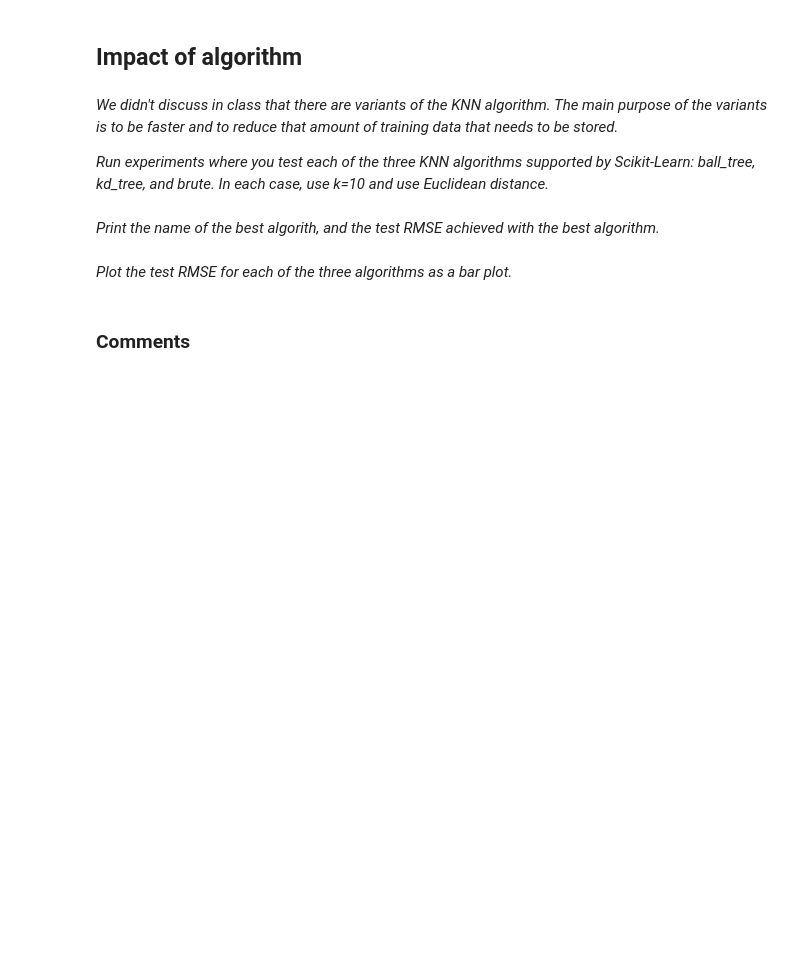
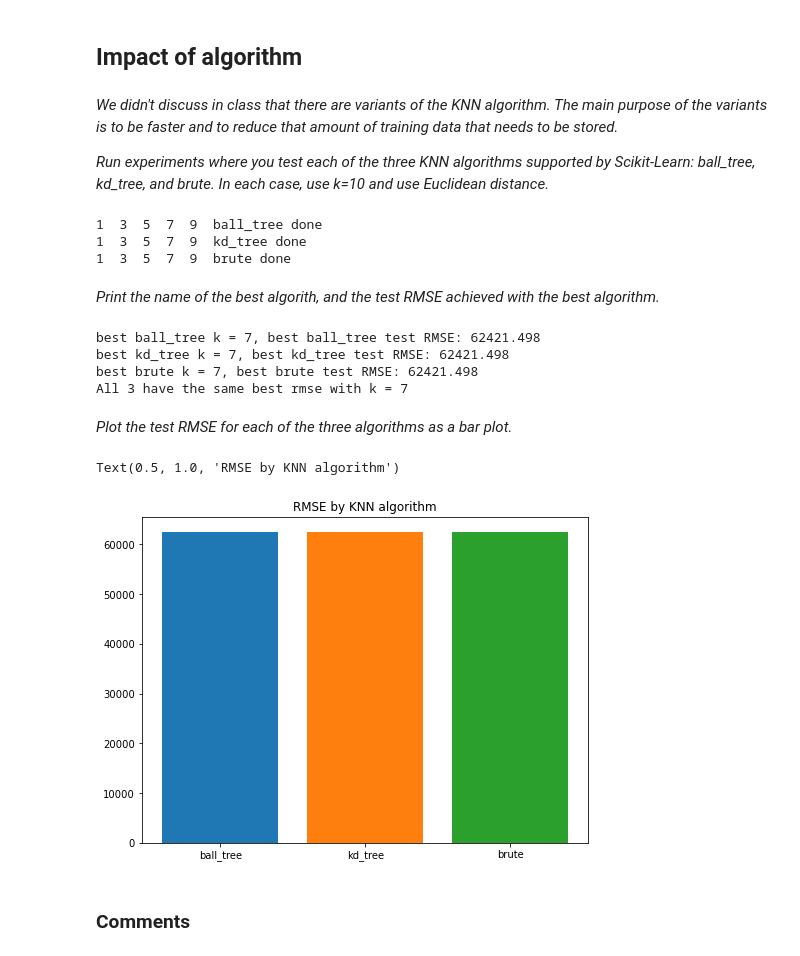
Before and after one commit to raymondshum/CST383, a Jupyter notebook: Assignments/HW6/knn_experiments_housing_student.ipynb, the cells around one changed output. Saved outputs shown, nothing was run; the diff lists cells and outputs as text; code cells hidden in the pictures; blank space fills up the shorter version.

```diff
--- a/Assignments/HW6/knn_experiments_housing_student.ipynb
+++ b/Assignments/HW6/knn_experiments_housing_student.ipynb
@@ -287,2 +380,23 @@ _Run experiments where you test each of the three KNN algorithms supported by Sc
+# %%
+algorithm = ['ball_tree', 'kd_tree', 'brute']
+results = []
+for algo in algorithm:
+    n = 10
+    test_rmse = []
+    train_rmse = []
+    ks = np.arange(1, n+1, 2)
+    for k in ks:
+        regr = KNeighborsRegressor(n_neighbors=k, algorithm=algo,p=2)
+        rmse_tr, rmse_te = get_train_test_rmse(regr, X_train, X_test, y_train, y_test)
+        train_rmse.append(rmse_tr)
+        test_rmse.append(rmse_te)
+        print(k, ' ', end='')
+    best_k, best_rmse = get_best(ks, test_rmse)
+    results.append((algo,best_k,best_rmse))
+    print(f'{algo} done')
+# %% [output]
+1  3  5  7  9  ball_tree done
+1  3  5  7  9  kd_tree done
+1  3  5  7  9  brute done
 # %% [markdown]
 _Print the name of the best algorith, and the test RMSE achieved with the best algorithm._
@@ -291,2 +403,12 @@ _Print the name of the best algorith, and the test RMSE achieved with the best a
+# %%
+for res in results:
+    print(f"best {res[0]} k = {res[1]}, best {res[0]} test RMSE: {res[2].round(3)}")
+
+print(f"All 3 have the same best rmse with k = {res[1]}")
+# %% [output]
+best ball_tree k = 7, best ball_tree test RMSE: 62421.498
+best kd_tree k = 7, best kd_tree test RMSE: 62421.498
+best brute k = 7, best brute test RMSE: 62421.498
+All 3 have the same best rmse with k = 7
 # %% [markdown]
 _Plot the test RMSE for each of the three algorithms as a bar plot._
@@ -295,3 +415,11 @@ _Plot the test RMSE for each of the three algorithms as a bar plot._
+# %%
+for res in results:
+    plt.bar(res[0], res[2])
+
+plt.title("RMSE by KNN algorithm")
+# %% [output]
+Text(0.5, 1.0, 'RMSE by KNN algorithm')
+[figure, added]
 # %% [markdown]
 ### Comments
 # %% [markdown]
```
Also changed, not shown: parts of 43 cells of this notebook.
